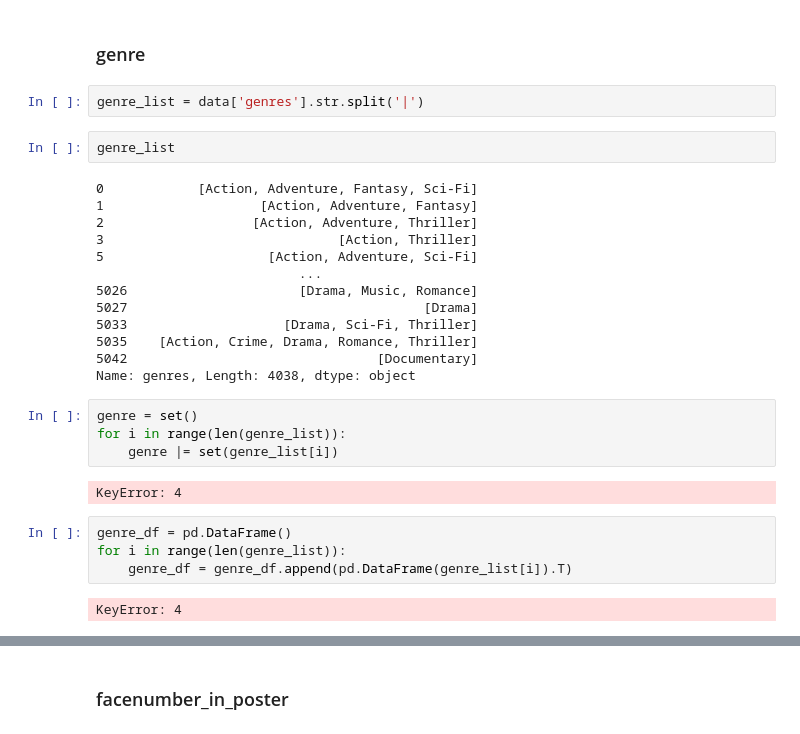
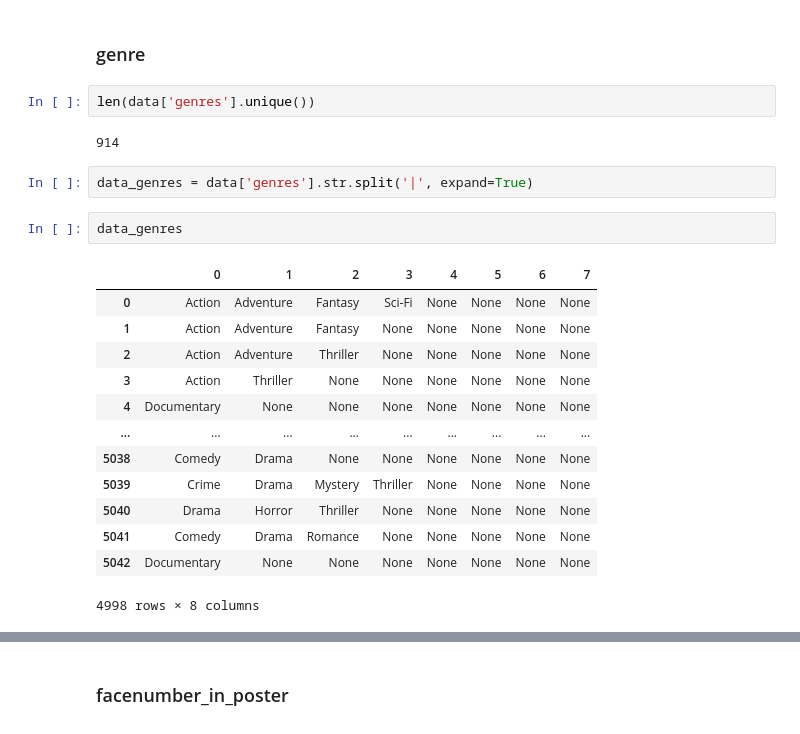
Before and after one commit to DROMZEE/imdb_5000_Movie_Dataset, a Jupyter notebook: imdb_5000_Movie_Dataset.ipynb, the cells around one changed output, grey strips where cells are left out. Cells and saved outputs as stored; diff of their text form.

Commit message:
add top imdb genres

```diff
--- a/imdb_5000_Movie_Dataset.ipynb
+++ b/imdb_5000_Movie_Dataset.ipynb
@@ -601,32 +601,25 @@ plt.show()
 [figure]
 # %% [markdown]
 ### genre
+# %%
+len(data['genres'].unique())
+# %% [output]
+914
 # %%
-genre_list = data['genres'].str.split('|')
+data_genres = data['genres'].str.split('|', expand=True)
-# %%
-genre_list
-# %% [output]
-0            [Action, Adventure, Fantasy, Sci-Fi]
-1                    [Action, Adventure, Fantasy]
-2                   [Action, Adventure, Thriller]
-3                              [Action, Thriller]
-5                     [Action, Adventure, Sci-Fi]
-                          ...
-5026                      [Drama, Music, Romance]
-5027                                      [Drama]
-5033                    [Drama, Sci-Fi, Thriller]
-5035    [Action, Crime, Drama, Romance, Thriller]
-5042                                [Documentary]
-Name: genres, Length: 4038, dtype: object
-# %%
-genre = set()
-for i in range(len(genre_list)):
-    genre |= set(genre_list[i])
-# %% [output]
-KeyError: 4
-# %%
-genre_df = pd.DataFrame()
-for i in range(len(genre_list)):
-    genre_df = genre_df.append(pd.DataFrame(genre_list[i]).T)
-# %% [output]
-KeyError: 4
+# %%
+data_genres
+# %% [output]
+|  | 0 | 1 | 2 | 3 | 4 | 5 | 6 | 7 |
+| 0 | Action | Adventure | Fantasy | Sci-Fi | None | None | None | None |
+| 1 | Action | Adventure | Fantasy | None | None | None | None | None |
+| 2 | Action | Adventure | Thriller | None | None | None | None | None |
+| 3 | Action | Thriller | None | None | None | None | None | None |
+| 4 | Documentary | None | None | None | None | None | None | None |
+| ... | ... | ... | ... | ... | ... | ... | ... | ... |
+| 5038 | Comedy | Drama | None | None | None | None | None | None |
+| 5039 | Crime | Drama | Mystery | Thriller | None | None | None | None |
+| 5040 | Drama | Horror | Thriller | None | None | None | None | None |
+| 5041 | Comedy | Drama | Romance | None | None | None | None | None |
+| 5042 | Documentary | None | None | None | None | None | None | None |
+4998 rows × 8 columns
```
Also changed, not shown: parts of 17 cells of this notebook, 2 other files.
